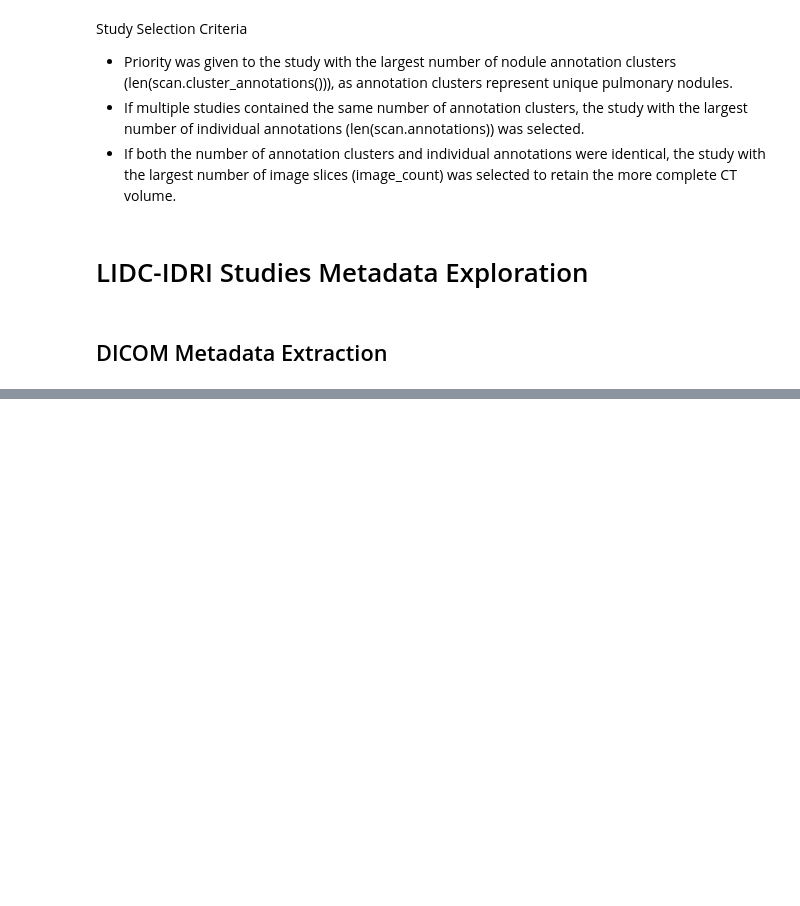
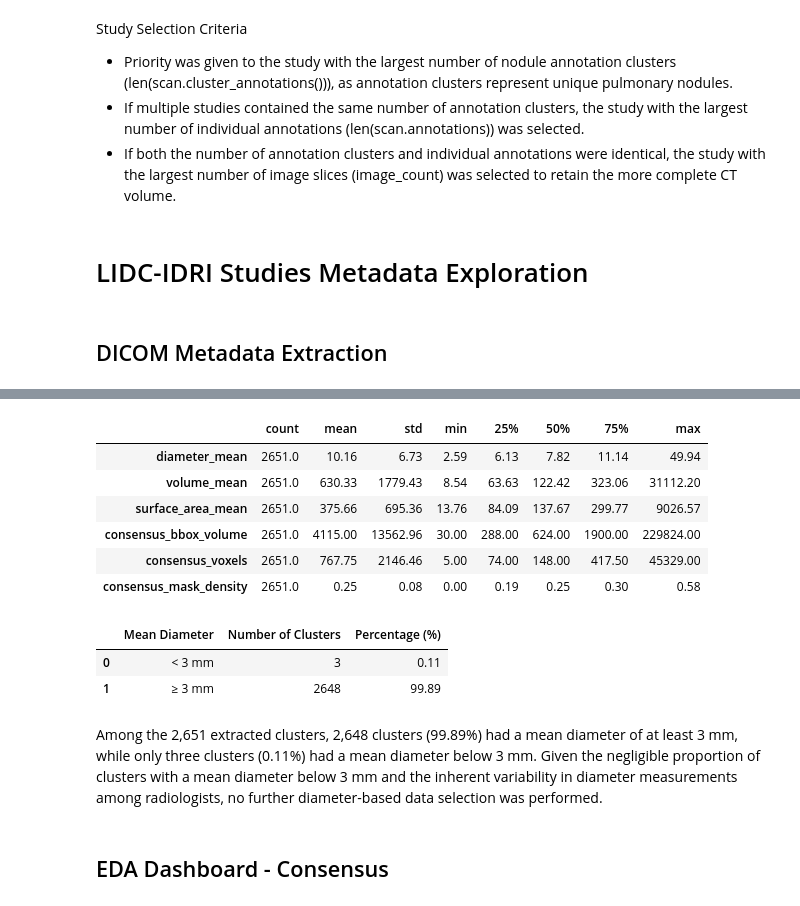
Before and after one commit to FillipusAditya/mask-guided-lung-nodule-xai, a Jupyter notebook: notebooks/lidc/001_eda_lidc_idri.ipynb, the cells around one changed output, grey strips where cells are left out. Cells and saved outputs as stored; diff of their text form; code cells hidden in the pictures; blank space fills up the shorter version.

```diff
--- a/notebooks/lidc/001_eda_lidc_idri.ipynb
+++ b/notebooks/lidc/001_eda_lidc_idri.ipynb
@@ -1304,0 +1481,57 @@ print(pd.Series(selection_summary))
+# %%
+# Cluster Geometry Summary Statistics
+geometry_columns = [
+    "diameter_mean",
+    "volume_mean",
+    "surface_area_mean",
+    "consensus_bbox_volume",
+    "consensus_voxels",
+    "consensus_mask_density",
+]
+
+display(
+    cluster_metadata_df[geometry_columns]
+    .describe()
+    .round(2)
+    .T
+)
+# %% [output]
+|  | count | mean | std | min | 25% | 50% | 75% | max |
+| diameter_mean | 2651.0 | 10.16 | 6.73 | 2.59 | 6.13 | 7.82 | 11.14 | 49.94 |
+| volume_mean | 2651.0 | 630.33 | 1779.43 | 8.54 | 63.63 | 122.42 | 323.06 | 31112.20 |
+| surface_area_mean | 2651.0 | 375.66 | 695.36 | 13.76 | 84.09 | 137.67 | 299.77 | 9026.57 |
+| consensus_bbox_volume | 2651.0 | 4115.00 | 13562.96 | 30.00 | 288.00 | 624.00 | 1900.00 | 229824.00 |
+| consensus_voxels | 2651.0 | 767.75 | 2146.46 | 5.00 | 74.00 | 148.00 | 417.50 | 45329.00 |
+| consensus_mask_density | 2651.0 | 0.25 | 0.08 | 0.00 | 0.19 | 0.25 | 0.30 | 0.58 |
+# %%
+# Count clusters based on the mean diameter threshold
+diameter_threshold_table = (
+    cluster_metadata_df["diameter_mean"]
+    .lt(3)
+    .map({
+        True: "< 3 mm",
+        False: "≥ 3 mm"
+    })
+    .value_counts()
+    .reindex(["< 3 mm", "≥ 3 mm"])
+    .rename_axis("Mean Diameter")
+    .reset_index(name="Number of Clusters")
+)
+
+# Calculate percentage
+diameter_threshold_table["Percentage (%)"] = (
+    diameter_threshold_table["Number of Clusters"]
+    / diameter_threshold_table["Number of Clusters"].sum()
+    * 100
+).round(2)
+
+# Display table
+display(diameter_threshold_table)
+# %% [output]
+|  | Mean Diameter | Number of Clusters | Percentage (%) |
+| 0 | < 3 mm | 3 | 0.11 |
+| 1 | ≥ 3 mm | 2648 | 99.89 |
+# %% [markdown]
+Among the 2,651 extracted clusters, 2,648 clusters (99.89%) had a mean diameter of at least 3 mm, while only three clusters (0.11%) had a mean diameter below 3 mm. Given the negligible proportion of clusters with a mean diameter below 3 mm and the inherent variability in diameter measurements among radiologists, no further diameter-based data selection was performed.
+# %% [markdown]
+## EDA Dashboard - Consensus
```
Also changed, not shown: parts of 77 cells of this notebook, 1 other file.
